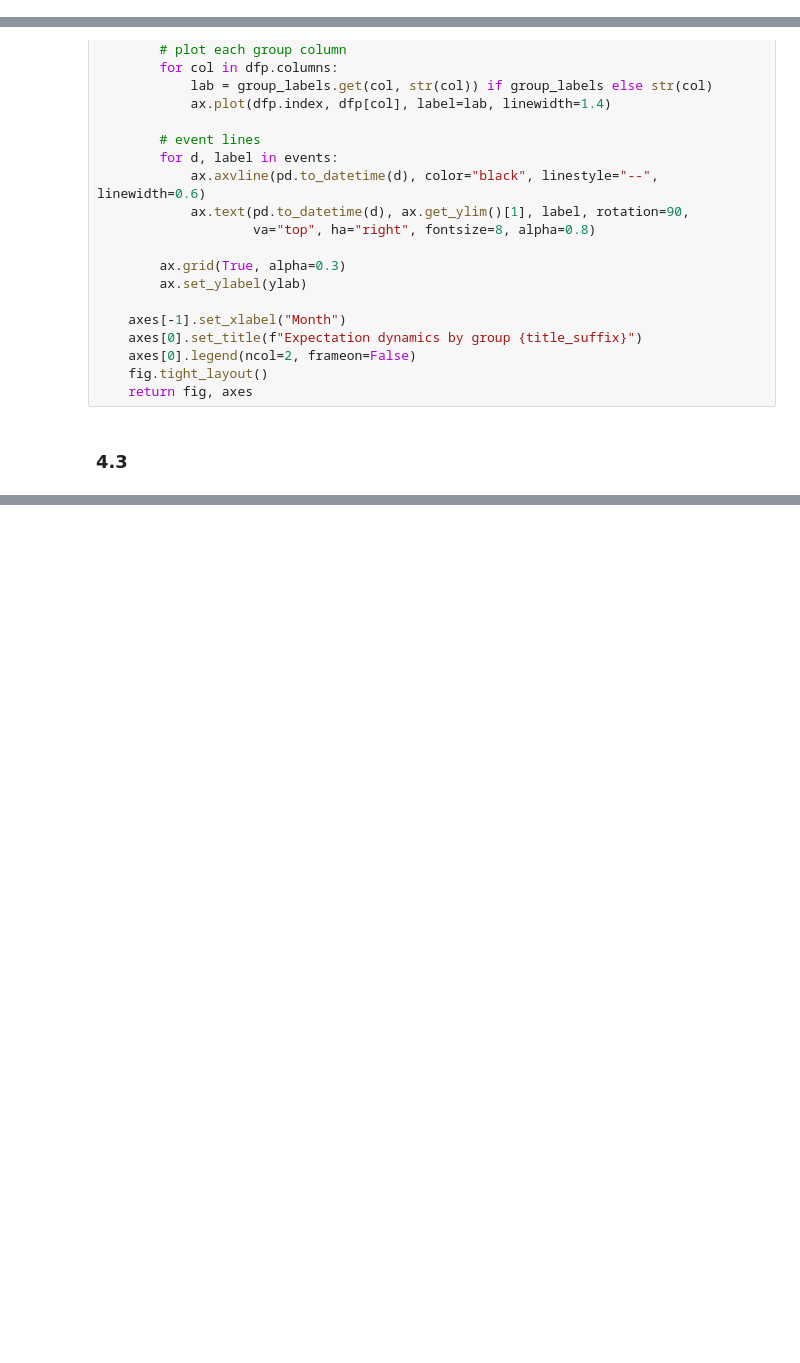
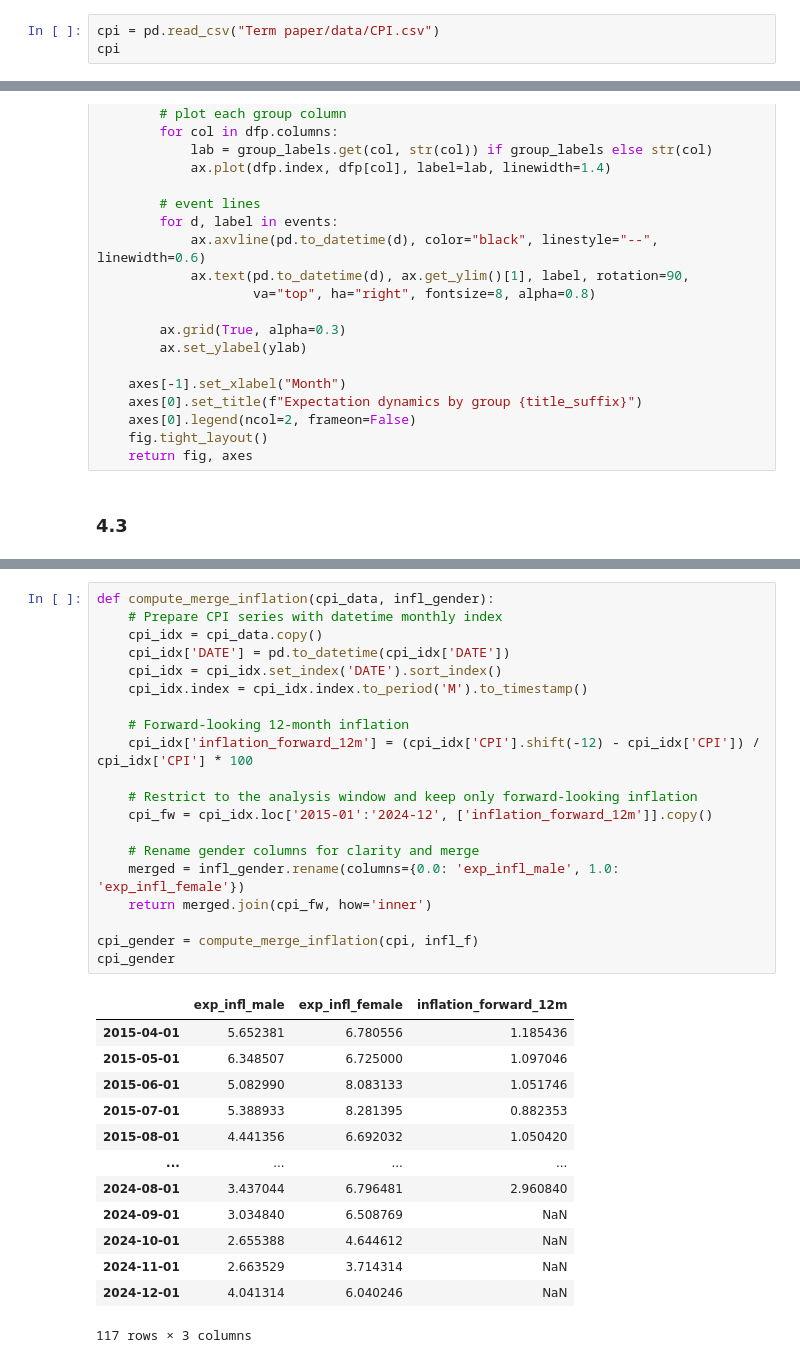
Before and after one commit to OliverNilsen04/TECH2-H25-Term-project, a Jupyter notebook: TermPaper.ipynb, the cells around one changed output, grey strips where cells are left out. Cells and saved outputs as stored; diff of their text form; blank space fills up the shorter version.

```diff
--- a/TermPaper.ipynb
+++ b/TermPaper.ipynb
@@ -20,3 +20,6 @@ def importCSV():
 
     return  pd.concat(all_dfs)
 df = importCSV()
+# %%
+cpi = pd.read_csv("Term paper/data/CPI.csv")
+cpi
@@ -397,0 +411,34 @@ TypeError: tuple indices must be integers or slices, not list
+# %%
+def compute_merge_inflation(cpi_data, infl_gender):
+    # Prepare CPI series with datetime monthly index
+    cpi_idx = cpi_data.copy()
+    cpi_idx['DATE'] = pd.to_datetime(cpi_idx['DATE'])
+    cpi_idx = cpi_idx.set_index('DATE').sort_index()
+    cpi_idx.index = cpi_idx.index.to_period('M').to_timestamp()
+
+    # Forward-looking 12-month inflation
+    cpi_idx['inflation_forward_12m'] = (cpi_idx['CPI'].shift(-12) - cpi_idx['CPI']) / cpi_idx['CPI'] * 100
+
+    # Restrict to the analysis window and keep only forward-looking inflation
+    cpi_fw = cpi_idx.loc['2015-01':'2024-12', ['inflation_forward_12m']].copy()
+
+    # Rename gender columns for clarity and merge
+    merged = infl_gender.rename(columns={0.0: 'exp_infl_male', 1.0: 'exp_infl_female'})
+    return merged.join(cpi_fw, how='inner')
+
+cpi_gender = compute_merge_inflation(cpi, infl_f)
+cpi_gender
+# %% [output]
+|  | exp_infl_male | exp_infl_female | inflation_forward_12m |
+| 2015-04-01 | 5.652381 | 6.780556 | 1.185436 |
+| 2015-05-01 | 6.348507 | 6.725000 | 1.097046 |
+| 2015-06-01 | 5.082990 | 8.083133 | 1.051746 |
+| 2015-07-01 | 5.388933 | 8.281395 | 0.882353 |
+| 2015-08-01 | 4.441356 | 6.692032 | 1.050420 |
+| ... | ... | ... | ... |
+| 2024-08-01 | 3.437044 | 6.796481 | 2.960840 |
+| 2024-09-01 | 3.034840 | 6.508769 | NaN |
+| 2024-10-01 | 2.655388 | 4.644612 | NaN |
+| 2024-11-01 | 2.663529 | 3.714314 | NaN |
+| 2024-12-01 | 4.041314 | 6.040246 | NaN |
+117 rows × 3 columns
```
Also changed, not shown: parts of 14 cells of this notebook.
